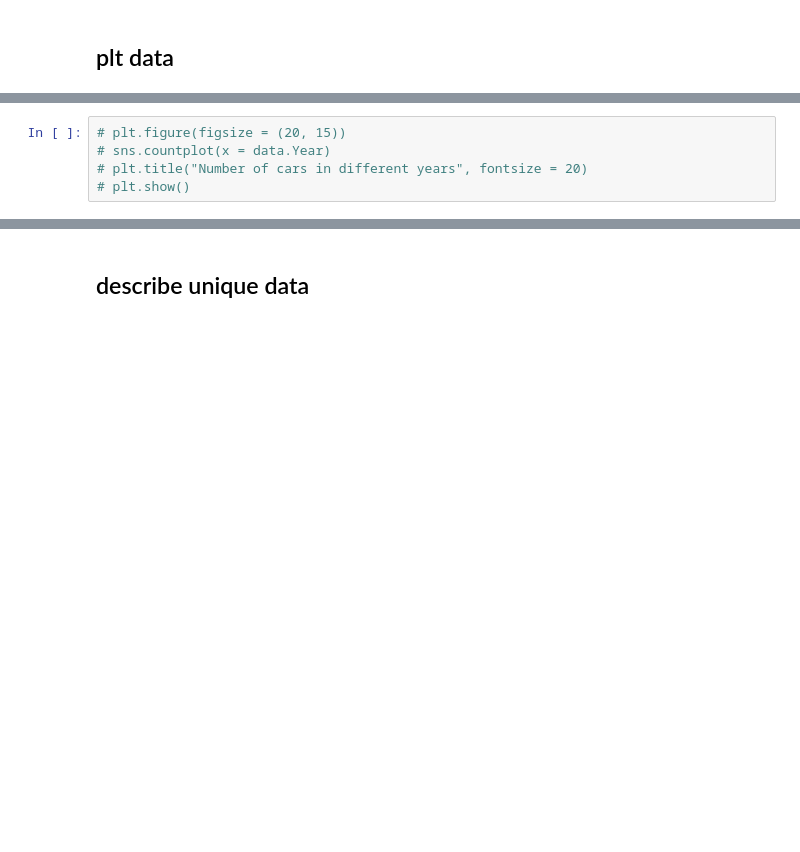
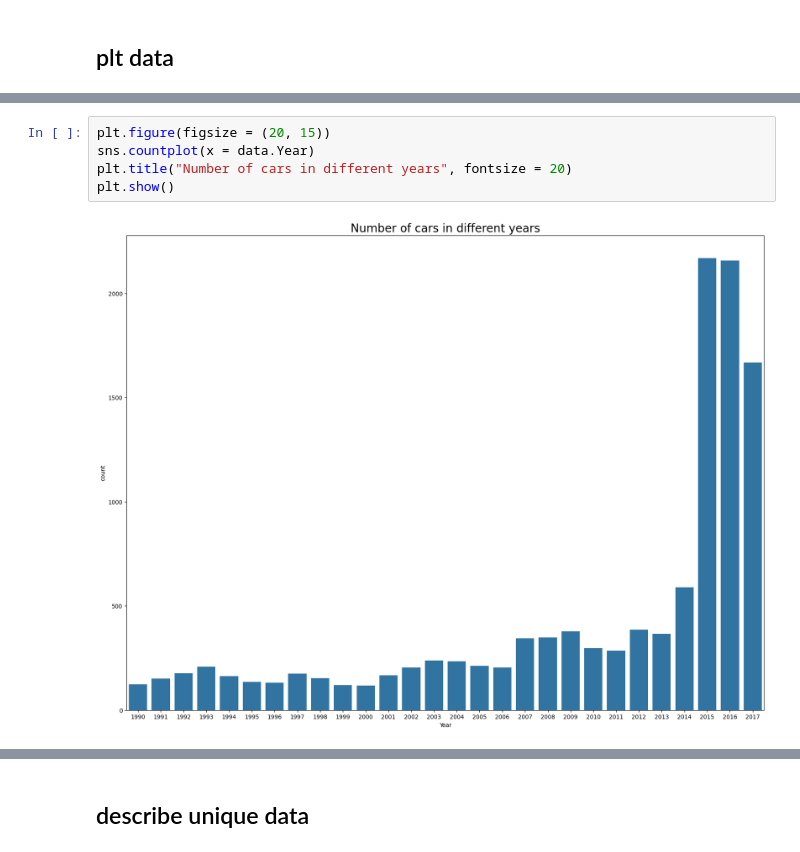
Before and after one commit to Rushit16102004/car-price-prediction-using-ML, a Jupyter notebook: prediction.ipynb, the cells around one changed output, grey strips where cells are left out. Drawn from its saved outputs; the diff is of its cells as text; blank space fills up the shorter version.

```diff
--- a/prediction.ipynb
+++ b/prediction.ipynb
@@ -63,6 +65,8 @@ import seaborn as sns
 # %%
-# plt.figure(figsize = (20, 15))
-# sns.countplot(x = data.Year)
-# plt.title("Number of cars in different years", fontsize = 20)
-# plt.show()
+plt.figure(figsize = (20, 15))
+sns.countplot(x = data.Year)
+plt.title("Number of cars in different years", fontsize = 20)
+plt.show()
+# %% [output]
+[figure, added]
 # %%
```
Also changed, not shown: parts of 15 cells of this notebook.
